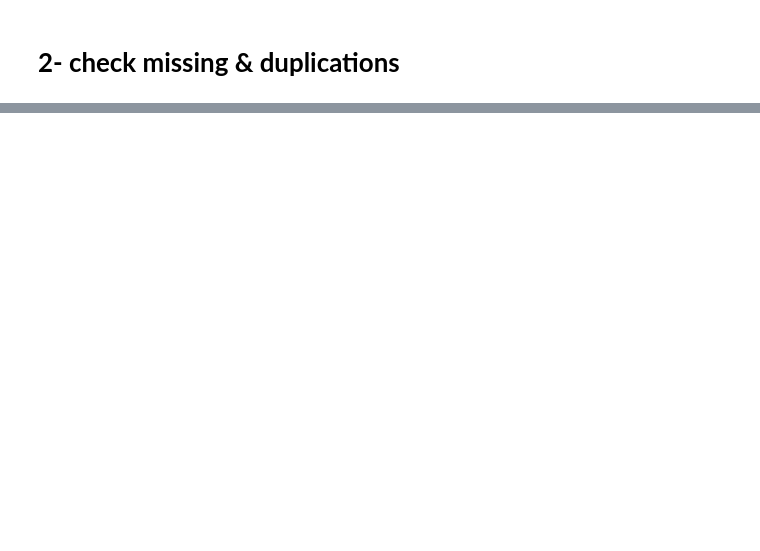
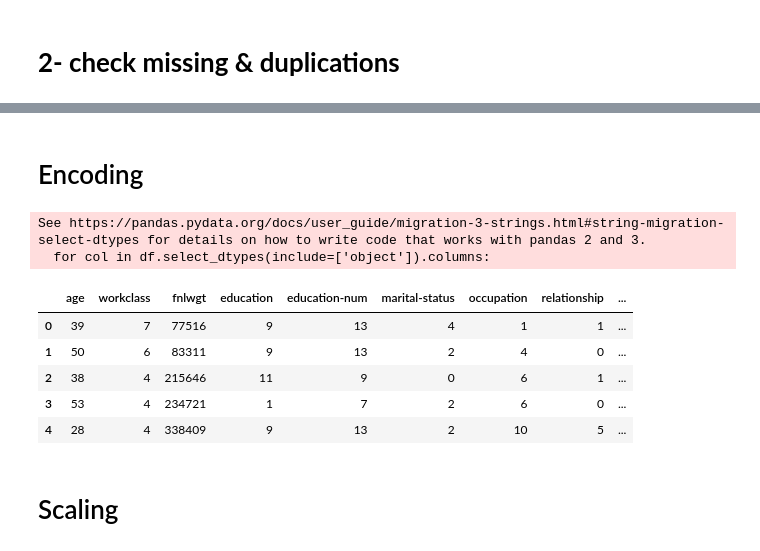
Before and after one commit to hisham5alil/NTI-final-project, a Jupyter notebook: main.ipynb, the cells around one changed output, grey strips where cells are left out. Drawn from its saved outputs; the diff is of its cells as text; code cells hidden in the pictures; blank space fills up the shorter version.

```diff
--- a/main.ipynb
+++ b/main.ipynb
@@ -88,0 +101,21 @@ df.to_csv('census_income.csv', index=False, encoding='utf-8-sig')
+# %% [markdown]
+# Encoding
+# %%
+label_encoders = {}
+for col in df.select_dtypes(include=['object']).columns:
+    le = LabelEncoder()
+    df[col] = le.fit_transform(df[col].astype(str))
+    label_encoders[col] = le
+
+df.head()
+# %% [output]
+See https://pandas.pydata.org/docs/user_guide/migration-3-strings.html#string-migration-select-dtypes for details on how to write code that works with pandas 2 and 3.
+  for col in df.select_dtypes(include=['object']).columns:
+|  | age | workclass | fnlwgt | education | education-num | marital-status | occupation | relationship | ... |
+| 0 | 39 | 7 | 77516 | 9 | 13 | 4 | 1 | 1 | ... |
+| 1 | 50 | 6 | 83311 | 9 | 13 | 2 | 4 | 0 | ... |
+| 2 | 38 | 4 | 215646 | 11 | 9 | 0 | 6 | 1 | ... |
+| 3 | 53 | 4 | 234721 | 1 | 7 | 2 | 6 | 0 | ... |
+| 4 | 28 | 4 | 338409 | 9 | 13 | 2 | 10 | 5 | ... |
+# %% [markdown]
+# Scaling
```
Also changed, not shown: parts of 17 cells of this notebook, 4 other files.
